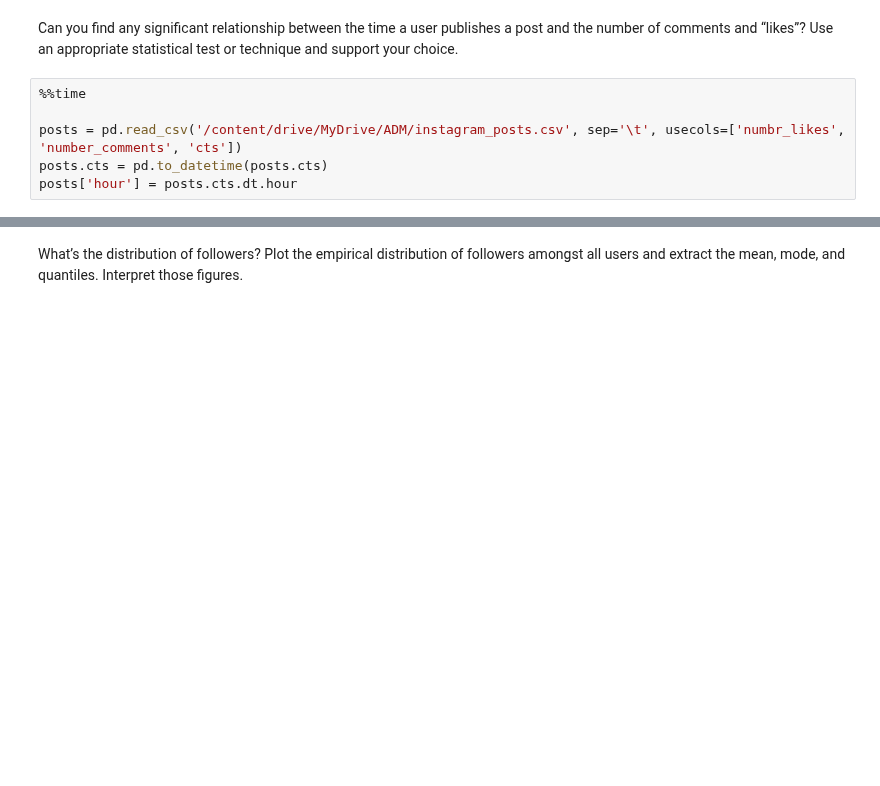
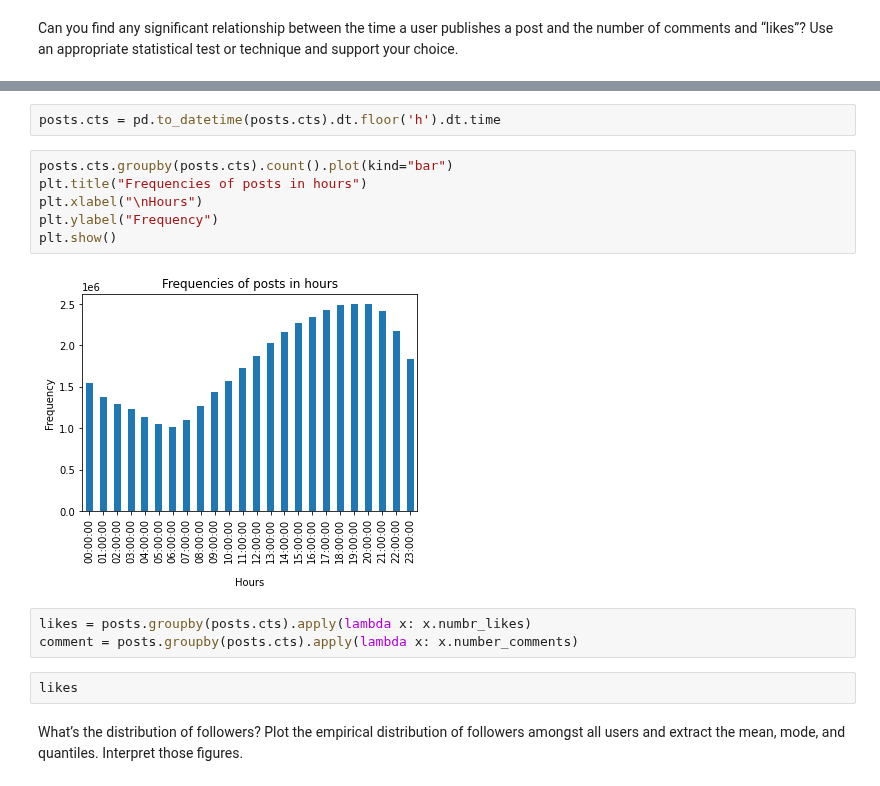
Before and after one commit to Matteo-Candi/ADM_HW2, a Jupyter notebook: main.ipynb, the cells around one changed output, grey strips where cells are left out. Saved outputs shown, nothing was run; the diff lists cells and outputs as text; blank space fills up the shorter version.

```diff
--- a/main.ipynb
+++ b/main.ipynb
@@ -226,9 +229,3 @@ plt.show()
 On this plot we don't see any particular correlation between likes and comments. Therefore more likes doesn't mean also more comments, rather we notice that as the likes increase, the comments remain constant.
 # %% [markdown]
 Can you find any significant relationship between the time a user publishes a post and the number of comments and “likes”? Use an appropriate statistical test or technique and support your choice.
-# %%
-%%time
-
-posts = pd.read_csv('/content/drive/MyDrive/ADM/instagram_posts.csv', sep='\t', usecols=['numbr_likes', 'number_comments', 'cts'])
-posts.cts = pd.to_datetime(posts.cts)
-posts['hour'] = posts.cts.dt.hour
@@ -238,3 +232,18 @@ Wall time: 2min 37s
+# %%
+posts.cts = pd.to_datetime(posts.cts).dt.floor('h').dt.time
+# %%
+posts.cts.groupby(posts.cts).count().plot(kind="bar")
+plt.title("Frequencies of posts in hours")
+plt.xlabel("\nHours")
+plt.ylabel("Frequency")
+plt.show()
+# %% [output]
+[figure, added]
+# %%
+likes = posts.groupby(posts.cts).apply(lambda x: x.numbr_likes)
+comment = posts.groupby(posts.cts).apply(lambda x: x.number_comments)
+# %%
+likes
 # %% [markdown]
 What’s the distribution of followers? Plot the empirical distribution of followers amongst all users and extract the mean, mode, and quantiles. Interpret those figures.
 # %%
```
Also changed, not shown: parts of 4 cells of this notebook.
